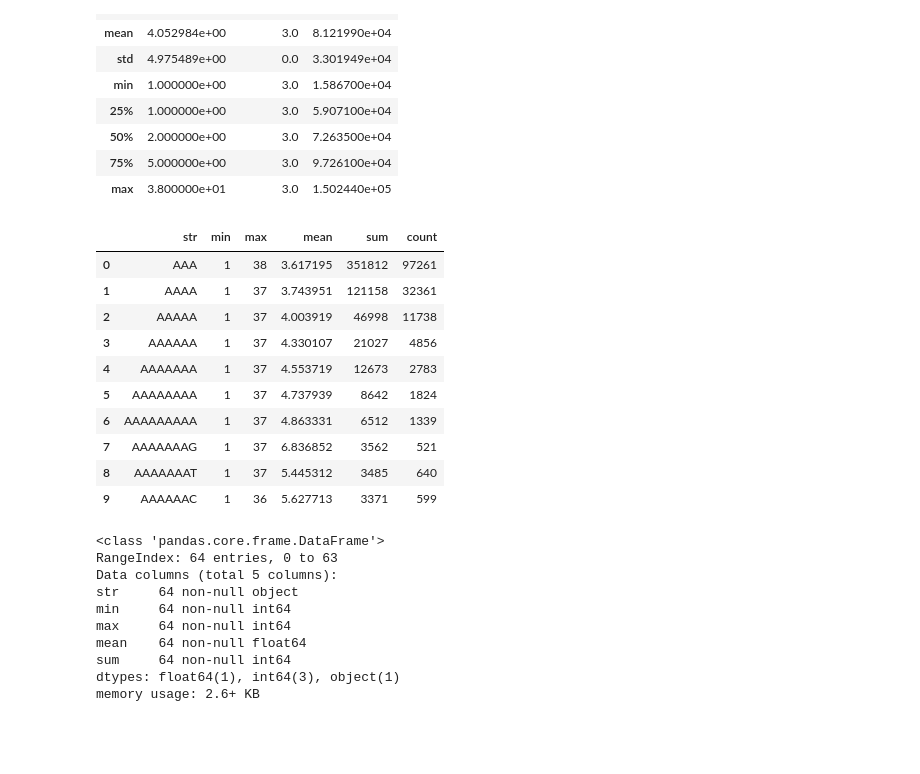
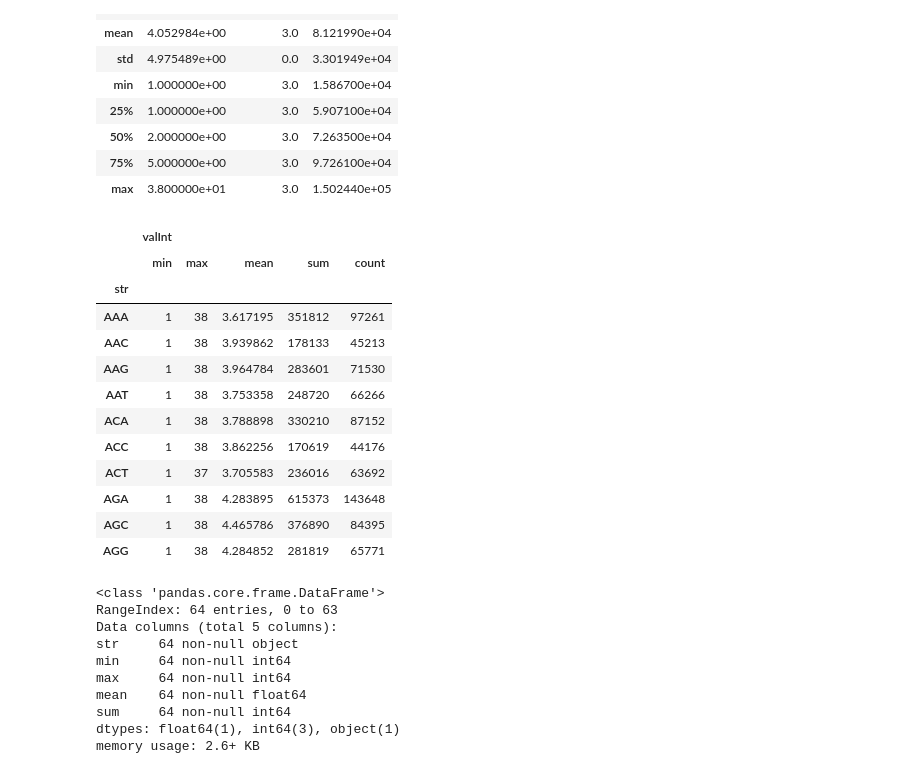
Before and after one commit to cantek41/dnaSequence, a Jupyter notebook: dataVisualAllwithGraph.ipynb, the cells around one changed output. Cells and saved outputs as stored; diff of their text form; code cells hidden in the pictures; blank space fills up the shorter version.

```diff
--- a/dataVisualAllwithGraph.ipynb
+++ b/dataVisualAllwithGraph.ipynb
@@ -24,5 +24,5 @@ print(len(sequance),len(control))
 # %%
-maxLenght=10
+maxLenght=4
 # %%
 dd=[]
 for i,c in enumerate(control):
@@ -36,8 +36,9 @@ for i,c in enumerate(control):
         if i-j>0:
             s=sequance[i-j:i]
             if len(s)>1 :
-                dd.append({"str":s,"val":control[i-1]+control[i],
-                           "valInt":item-itemBefore})
+                dd.append({"str":s,"val":control[i]+control[i-1],
+                           "valInt":item-itemBefore,
+                          "location":str(int(i/200))+"-"+str(i%20)})
 # %%
 df=pd.DataFrame(dd)
 df["strlen"]=df["str"].str.len()
@@ -110,3 +112,6 @@ sc.head()
+# %%
+sc=sc.sort_values(by='str', ascending=False)
+sc.head()
 # %%
 import numpy as np
 # %%
@@ -139,18 +144,20 @@ dsc.to_csv("group_10_minmax.csv")
 # %%
-dsc=pd.read_csv("group_10_minmax.csv")
+#dsc=pd.read_csv("group_10_minmax.csv")
 dsc.head(10)
 # %% [output]
-|  | str | min | max | mean | sum | count |
-| 0 | AAA | 1 | 38 | 3.617195 | 351812 | 97261 |
-| 1 | AAAA | 1 | 37 | 3.743951 | 121158 | 32361 |
-| 2 | AAAAA | 1 | 37 | 4.003919 | 46998 | 11738 |
-| 3 | AAAAAA | 1 | 37 | 4.330107 | 21027 | 4856 |
-| 4 | AAAAAAA | 1 | 37 | 4.553719 | 12673 | 2783 |
-| 5 | AAAAAAAA | 1 | 37 | 4.737939 | 8642 | 1824 |
-| 6 | AAAAAAAAA | 1 | 37 | 4.863331 | 6512 | 1339 |
-| 7 | AAAAAAAG | 1 | 37 | 6.836852 | 3562 | 521 |
-| 8 | AAAAAAAT | 1 | 37 | 5.445312 | 3485 | 640 |
-| 9 | AAAAAAC | 1 | 36 | 5.627713 | 3371 | 599 |
+|  | valInt |  |  |  |  |
+|  | min | max | mean | sum | count |
+| str |  |  |  |  |  |
+| AAA | 1 | 38 | 3.617195 | 351812 | 97261 |
+| AAC | 1 | 38 | 3.939862 | 178133 | 45213 |
+| AAG | 1 | 38 | 3.964784 | 283601 | 71530 |
+| AAT | 1 | 38 | 3.753358 | 248720 | 66266 |
+| ACA | 1 | 38 | 3.788898 | 330210 | 87152 |
+| ACC | 1 | 38 | 3.862256 | 170619 | 44176 |
+| ACT | 1 | 37 | 3.705583 | 236016 | 63692 |
+| AGA | 1 | 38 | 4.283895 | 615373 | 143648 |
+| AGC | 1 | 38 | 4.465786 | 376890 | 84395 |
+| AGG | 1 | 38 | 4.284852 | 281819 | 65771 |
 # %%
 dsc.info()
 # %% [output]
```
Also changed, not shown: parts of 11 cells of this notebook.
